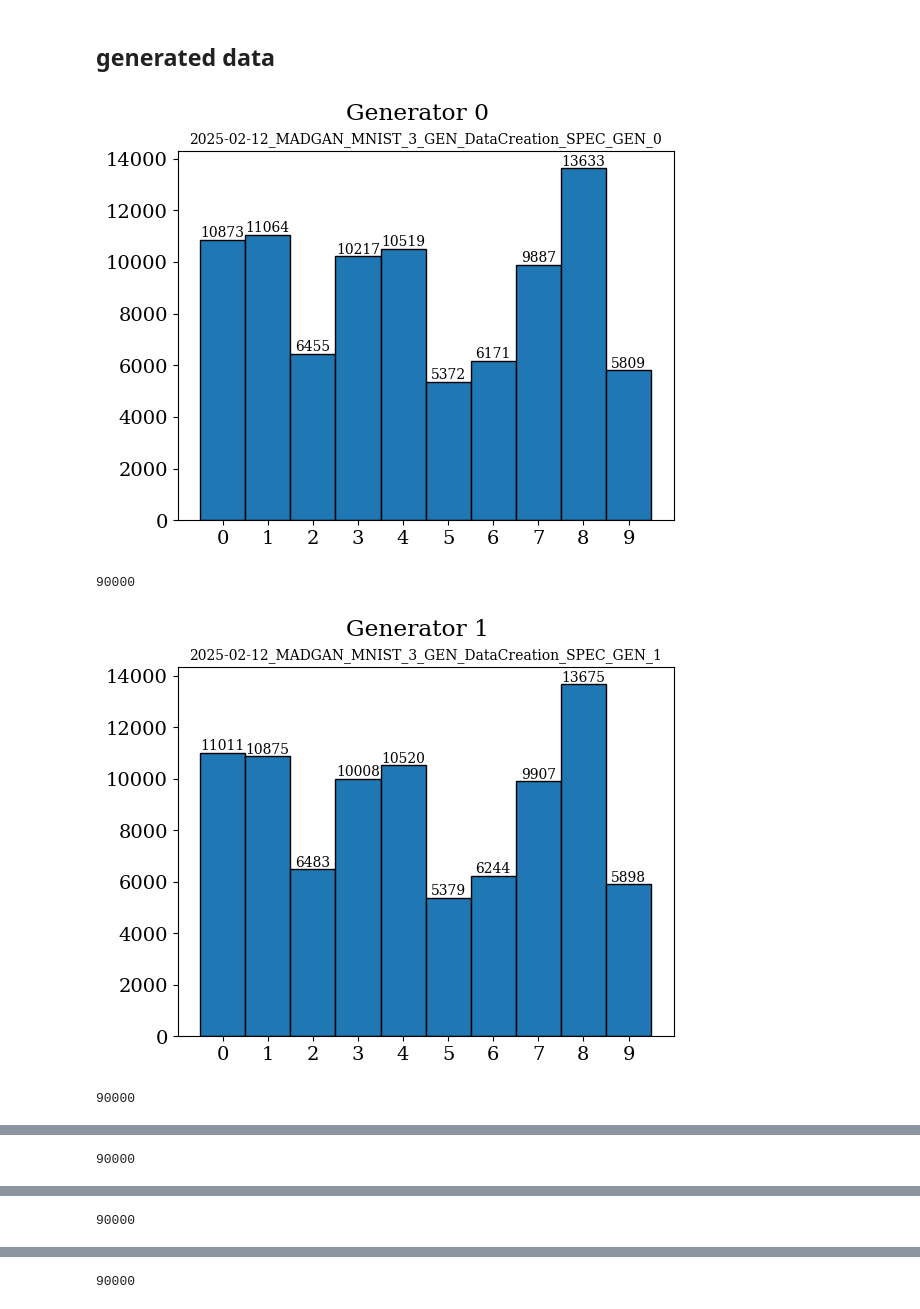
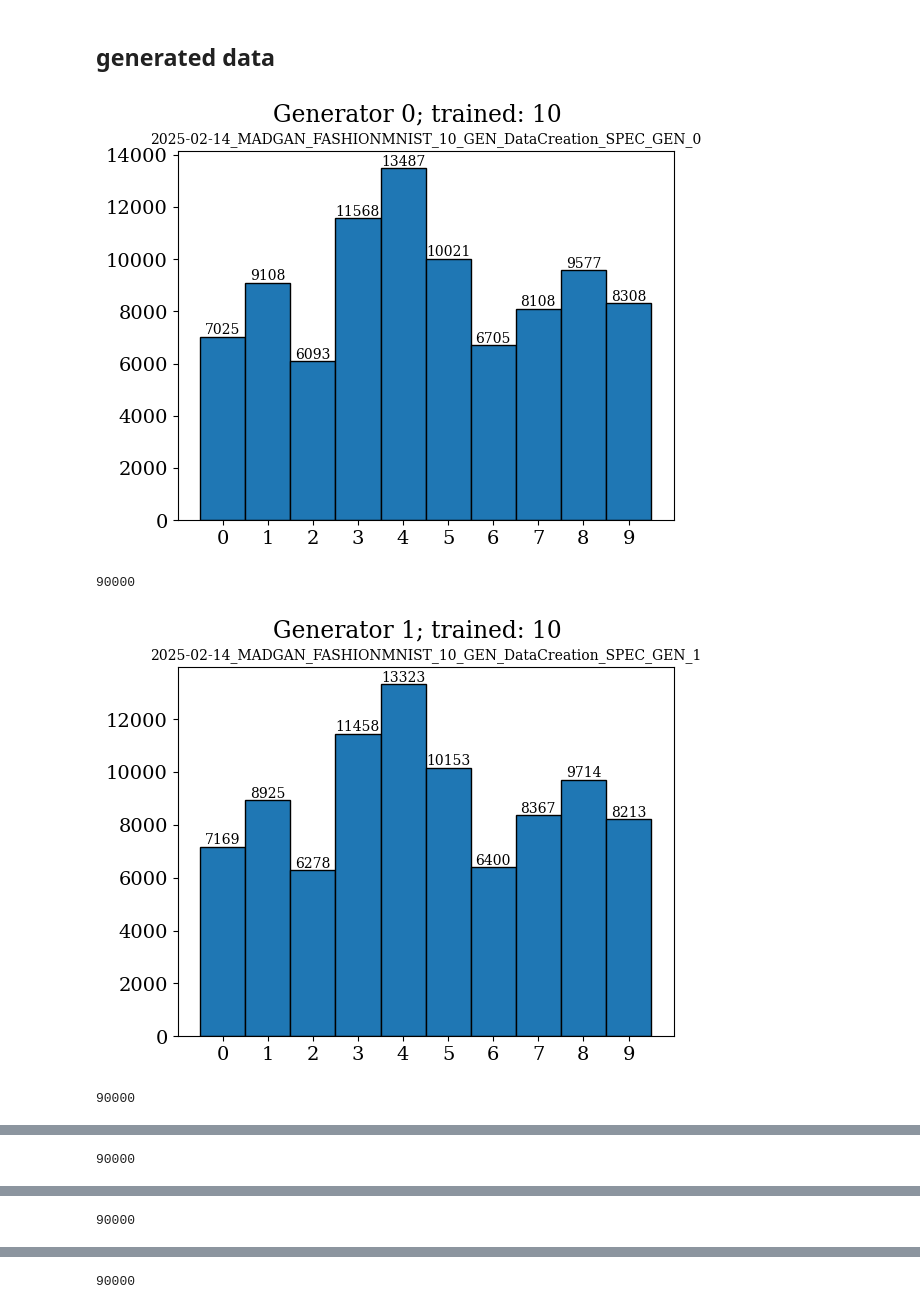
Before and after one commit to N10100010/mad_gan_thesis, a Jupyter notebook: notebooks/analyze_created_labels.ipynb, the cells around one changed output, grey strips where cells are left out. Cells and saved outputs as stored; diff of their text form; code cells hidden in the pictures.

Commit message:
Adjust label analysis notebook

```diff
--- a/notebooks/analyze_created_labels.ipynb
+++ b/notebooks/analyze_created_labels.ipynb
@@ -84,34 +84,36 @@ print(len(cifar_labels))
 # %%
 
 experiments_path = './../../mad_gan_thesis/code/experiments/'
 
-dataset_identifier = "_MNIST_"
+experiments_path = './experiments/'
+
+dataset_identifier = "_FASHIONMNIST_"
 classification_experiment_name = "ClassificationExperiment_MNIST_MADGAN"
 
 all_experiments = os.listdir(experiments_path)
 creation_experiments = [exp for exp in all_experiments if (f'{dataset_identifier}' in exp) and ('DataCreation_SPEC' in exp)]
 
 experiments_to_run = []
 
 for ex in creation_experiments:
     # Extract number of trained generators
     match1 = re.search(r'(\d+)_GEN', ex)
     generators_trained = int(match1.group(1)) if match1 else None
 
     # Extract the generator used
     match2 = re.search(r'_GEN_(\d+)', ex)
     generator_used = int(match2.group(1)) if match2 else None
 
     with open(Path(experiments_path) / ex / "labels.json") as f:
         labels = json.load(f)
 
     with open(Path(experiments_path) / ex / "certainties.json") as f:
         certainties = json.load(f)
 
-    plot_labels_histogram(labels.values(), suptitle=f"Generator {generator_used}", title=ex)
+    plot_labels_histogram(labels.values(), suptitle=f"Generator {generator_used}; trained: {generators_trained}", title=ex)
     print(len(labels.values()))
 # %% [output]
-[figure, old version]
+[figure, new version]
 90000
-[figure, old version]
+[figure, new version]
 90000
```
Also changed, not shown: parts of 2 cells of this notebook.
